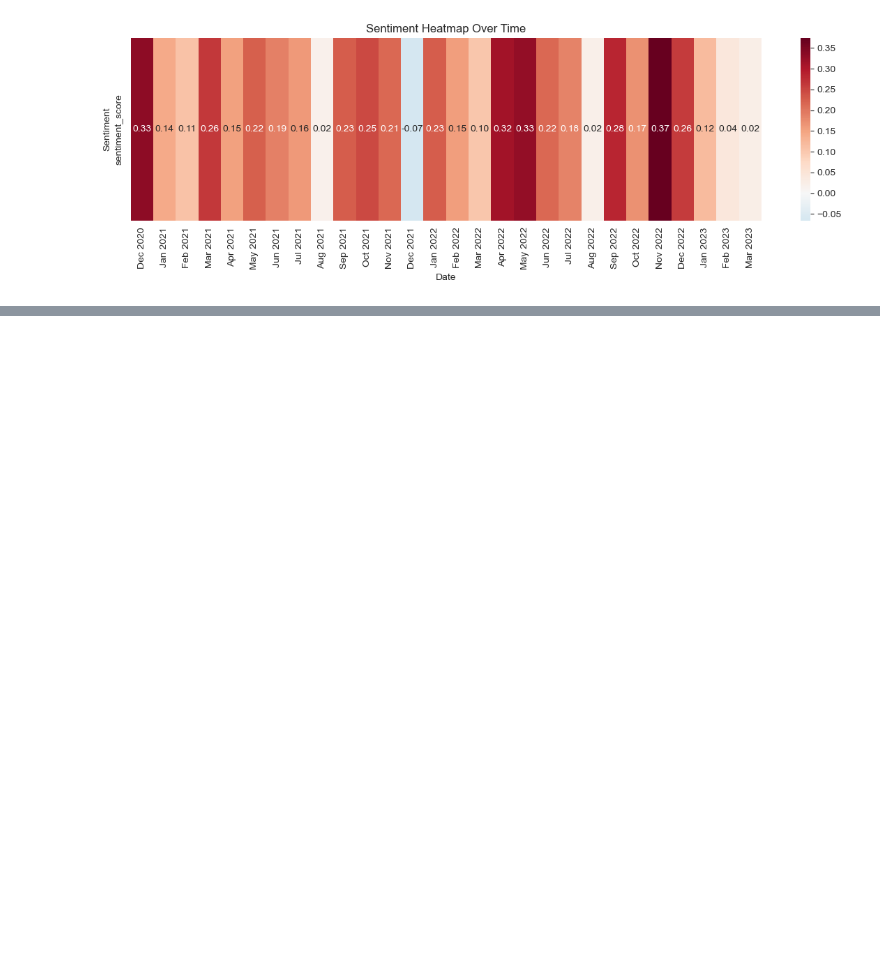
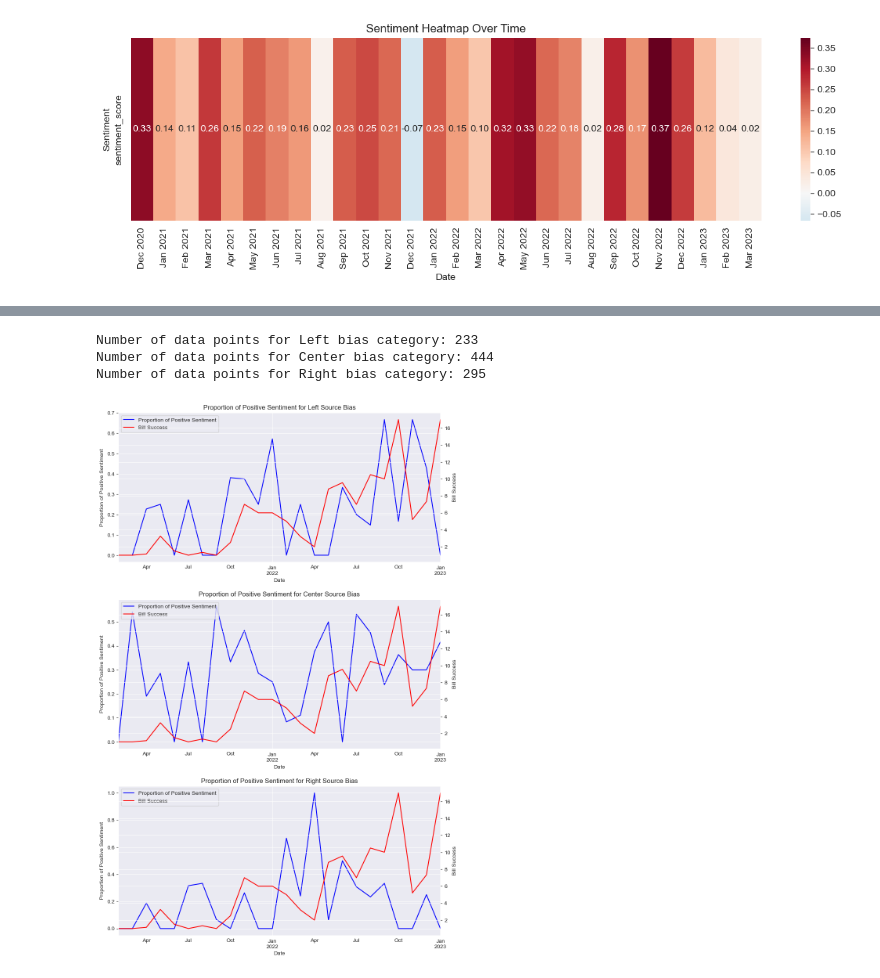
Before and after one commit to bessex/climate-policy, a Jupyter notebook: notebooks/sentiment_vs_bias.ipynb, the cells around one changed output, grey strips where cells are left out. Saved outputs shown, nothing was run; the diff lists cells and outputs as text; code cells hidden in the pictures; blank space fills up the shorter version.

```diff
--- a/notebooks/sentiment_vs_bias.ipynb
+++ b/notebooks/sentiment_vs_bias.ipynb
@@ -379,0 +427,64 @@ plt.show()
+# %%
+# Convert bill_data into a DataFrame
+bill_df = pd.DataFrame(bill_data.values())
+
+# Convert the last_action_timestamp to datetime and set it as the index
+bill_df['last_action_date'] = pd.to_datetime(bill_df['last_action_timestamp'], unit='s')
+bill_df.set_index('last_action_date', inplace=True)
+
+# Resample the bill data by month and calculate the average success metric
+bill_success = bill_df.resample('M')['last_action_ordinal'].mean()
+
+# Define the bias categories and their corresponding names
+bias_category_names = ['Left', 'Center', 'Right']
+
+# Merge sentiment_df with date and bias information from bias_df
+merged_sentiment_df = pd.merge(sentiment_df, bias_df[['id', 'date', 'bias_label']], on='id', how='inner')
+
+# Set 'date' as the DataFrame's index
+merged_sentiment_df.set_index('date', inplace=True)
+
+# Create subplots with 3 rows and 1 column
+fig, axes = plt.subplots(nrows=3, ncols=1, figsize=(10, 15))
+fig.tight_layout(pad=5)
+
+# Plot each bias category
+for i, bias_category_name in enumerate(bias_category_names):
+    # Filter the data based on the source bias category
+    filtered_df = merged_sentiment_df[merged_sentiment_df['bias_label'] == bias_category_name]
+    num_data_points = filtered_df.shape[0]
+    print(f"Number of data points for {bias_category_name} bias category: {num_data_points}")
+
+    # Check if there are data points available
+    if num_data_points > 0:
+        # Resample the data by month and calculate the proportion of sentiment that is positive
+        sentiment_counts = (filtered_df.groupby([pd.Grouper(freq='M'), 'sentiment'])
+                            .size().unstack().fillna(0))
+        positive_proportion = sentiment_counts.get('positive', 0) / sentiment_counts.sum(axis=1)
+
+        # Plot the proportion of positive sentiment
+        ax = axes[i]
+        positive_proportion.plot(kind='line', color='blue', ax=ax, label='Proportion of Positive Sentiment')
+
+        # Add the bill success line to the plot with a dual axis
+        ax2 = ax.twinx()
+        bill_success.plot(kind='line', color='red', ax=ax2, label='Bill Success')
+
+        # Add labels and title
+        ax.set_xlabel('Date')
+        ax.set_ylabel('Proportion of Positive Sentiment')
+        ax.set_title(f'Proportion of Positive Sentiment for {bias_category_name} Source Bias')
+        ax2.set_ylabel('Bill Success')
+
+        # Combine the legends
+        lines, labels = ax.get_legend_handles_labels()
+        lines2, labels2 = ax2.get_legend_handles_labels()
+        ax.legend(lines + lines2, labels + labels2, loc='upper left')
+
+# Show the plots
+plt.show()
+# %% [output]
+Number of data points for Left bias category: 233
+Number of data points for Center bias category: 444
+Number of data points for Right bias category: 295
+[figure, added]
```
Also changed, not shown: parts of 19 cells of this notebook, 2 other files.
